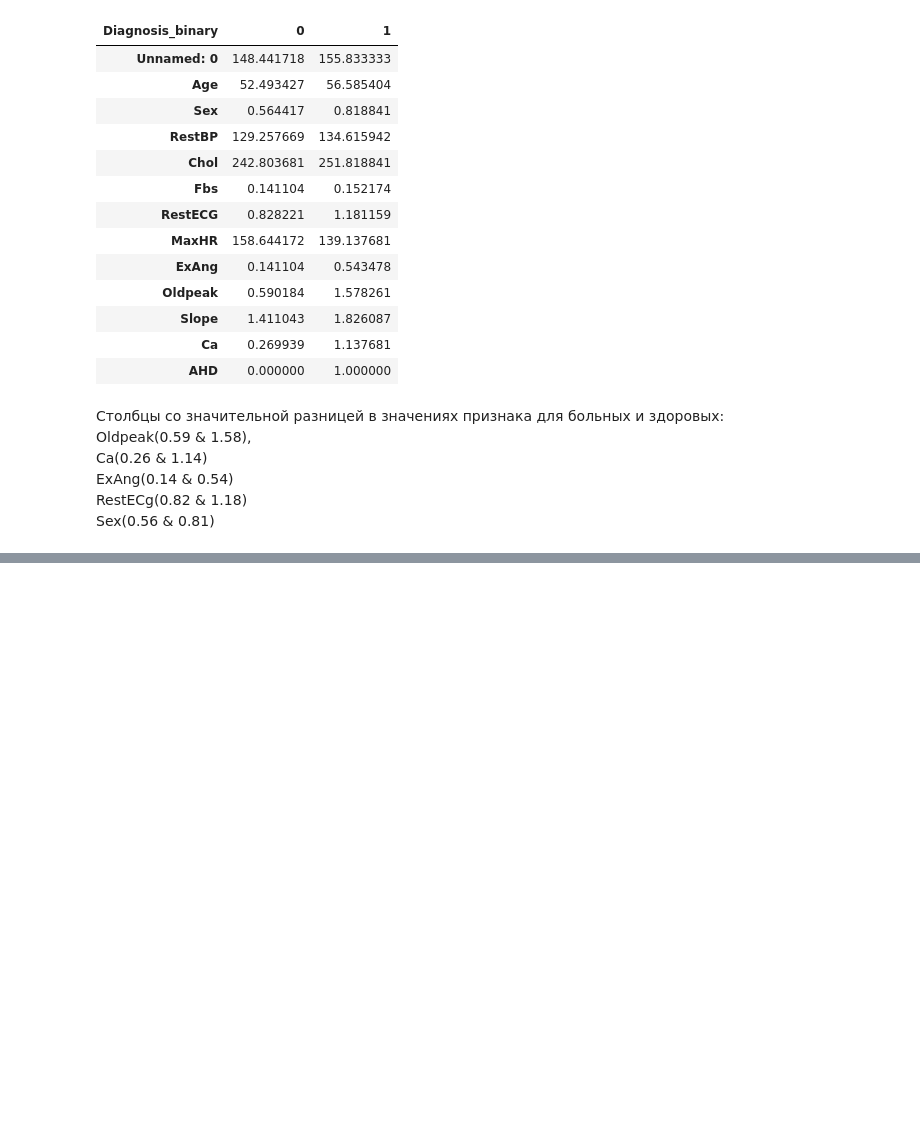
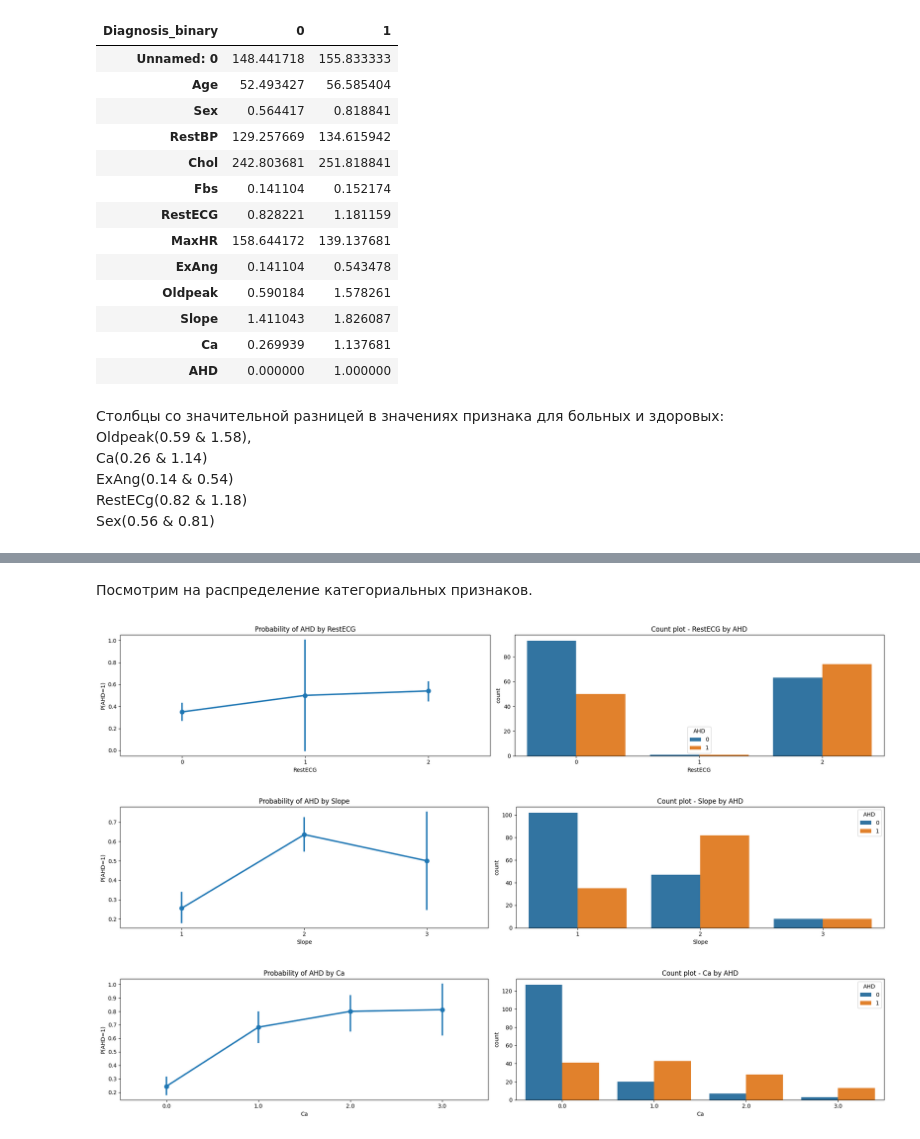
Before and after one commit to KATTSS/ml_course_bsu, a Jupyter notebook: hw02_eda/hw02_eda.ipynb, the cells around one changed output, grey strips where cells are left out. Cells and saved outputs as stored; diff of their text form; code cells hidden in the pictures; blank space fills up the shorter version.

```diff
--- a/hw02_eda/hw02_eda.ipynb
+++ b/hw02_eda/hw02_eda.ipynb
@@ -598,0 +733,26 @@ Sex(0.56 & 0.81)
+# %% [markdown]
+Посмотрим на распределение категориальных признаков.
+# %%
+def plot_cat_distributions(df, column):
+
+    fig, axes = plt.subplots(1, 2, figsize=(20, 4))
+
+    # Point plot
+    sns.pointplot(data=df, x=column, y="AHD", ax=axes[0])
+    axes[0].set_title(f'Probability of AHD by {column}')
+    axes[0].set_ylabel('P(AHD=1)')
+
+    # Count plot
+    sns.countplot(data=df, x=column, hue="AHD", ax=axes[1])
+    axes[1].set_title(f'Count plot - {column} by AHD')
+
+    plt.tight_layout()
+    plt.show()
+# %%
+cat_columns_to_plot = df[['RestECG', 'Slope', 'Ca']]
+for col in cat_columns_to_plot:
+    plot_cat_distributions(df, col)
+# %% [output]
+[figure, added]
+[figure, added]
+[figure, added]
```
Also changed, not shown: parts of 35 cells of this notebook.
